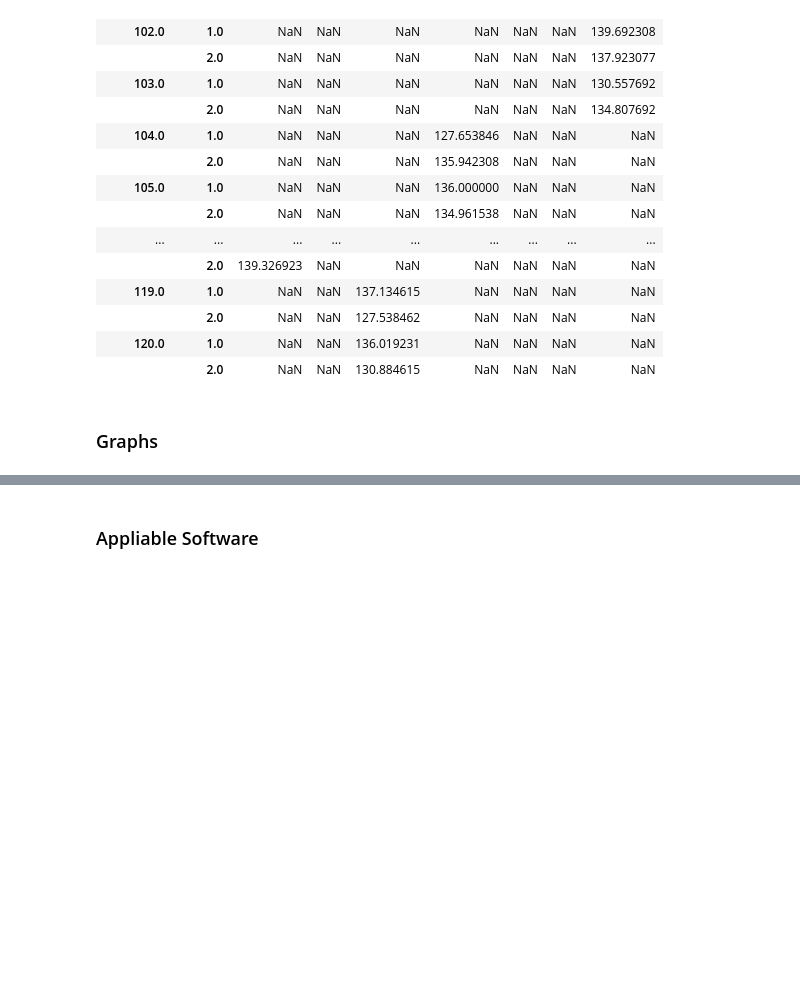
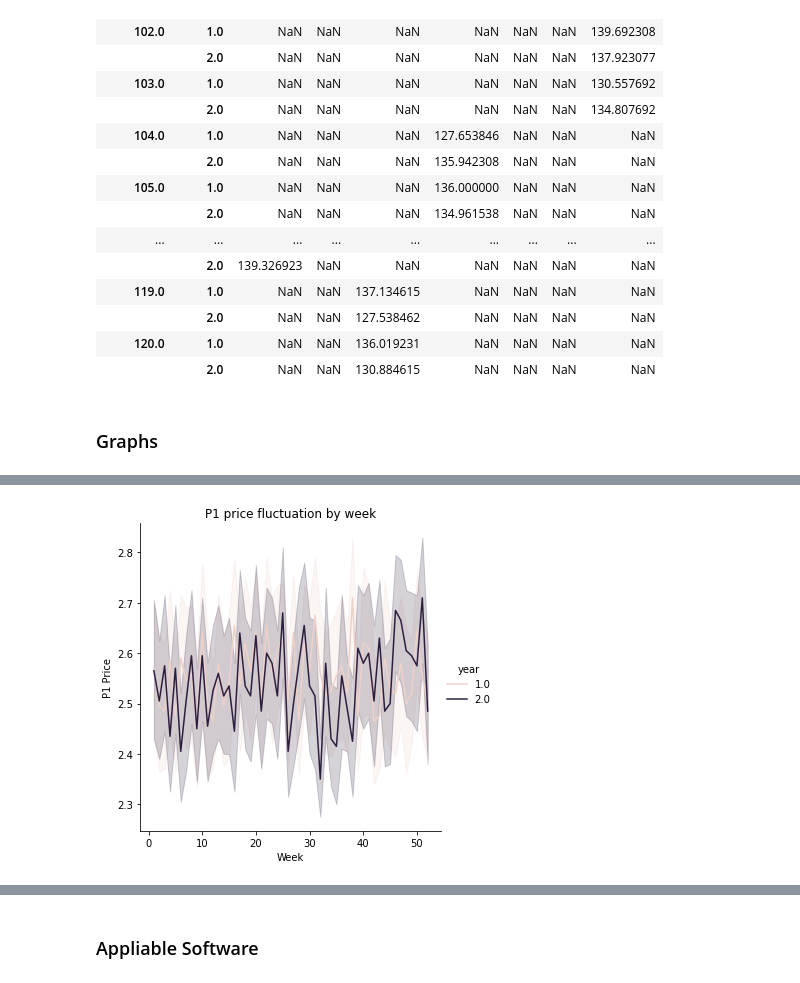
Before and after one commit to Yoyoyamato/pandas, a Jupyter notebook: Excel_to_Python/excel.ipynb, the cells around one changed output, grey strips where cells are left out. Drawn from its saved outputs; the diff is of its cells as text; code cells hidden in the pictures; blank space fills up the shorter version.

```diff
--- a/Excel_to_Python/excel.ipynb
+++ b/Excel_to_Python/excel.ipynb
@@ -244,0 +276,16 @@ df.groupby(['store_num', 'year','country']).p1_sales.mean().unstack()
+# %%
+## line graph (time)
+# p1 price fluctuation by week
+sns.relplot(
+    x='week',
+    y='p1_price',
+    data=df,
+    hue='year',
+    kind='line'
+)
+plt.title('P1 price fluctuation by week')
+plt.xlabel('Week')
+plt.ylabel('P1 Price')
+plt.show()
+# %% [output]
+[figure, added]
```
Also changed, not shown: parts of 10 cells of this notebook, 1 other file.
